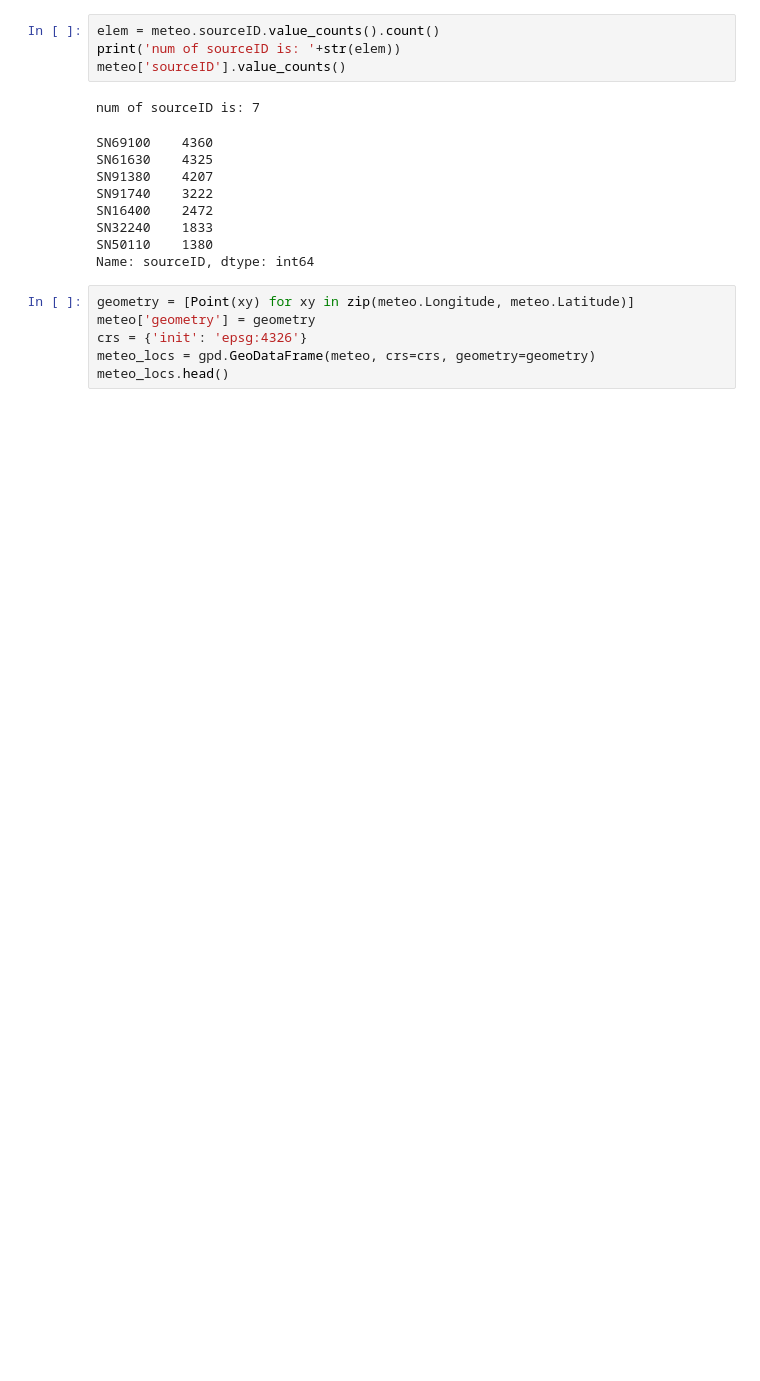
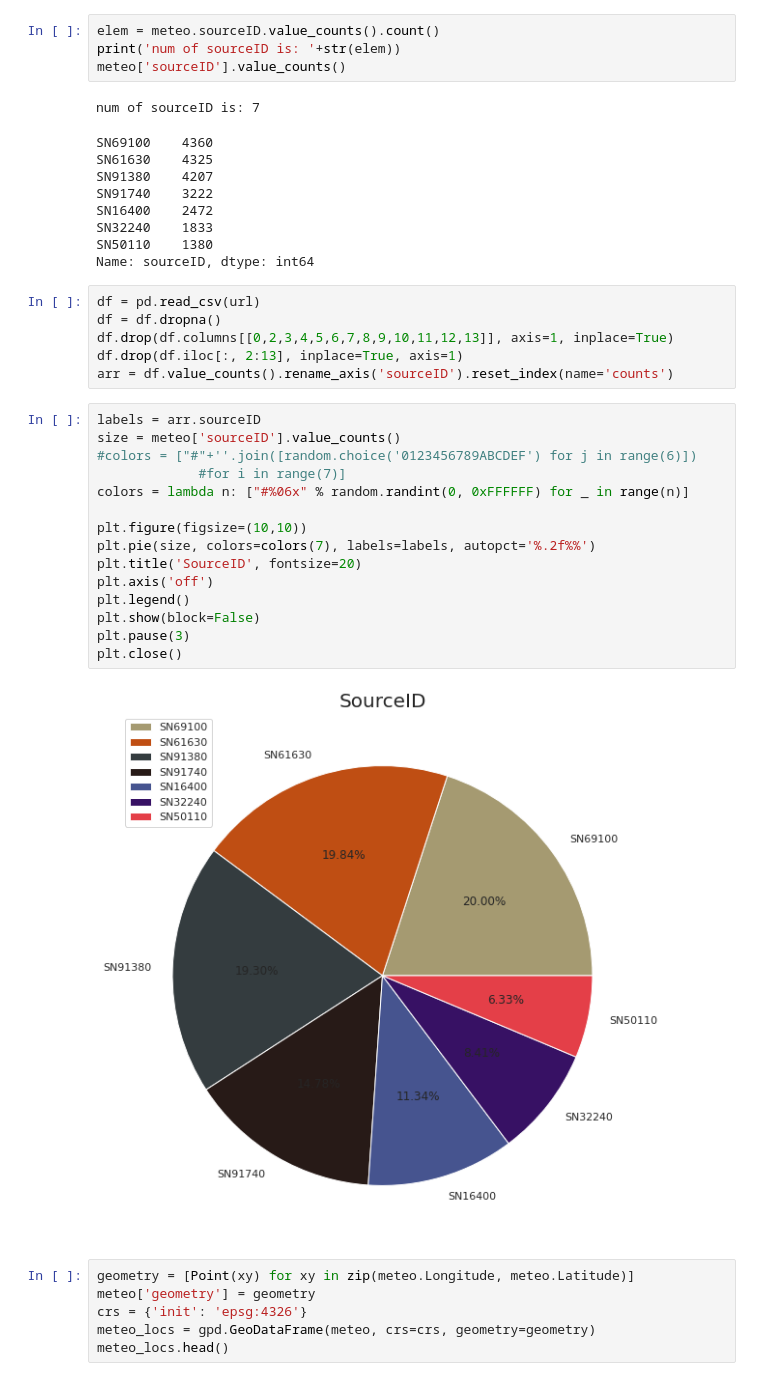
Before and after one commit to Badar97/Progetto_DataScience, a Jupyter notebook: Untitled.ipynb, the cells around one changed output. Drawn from its saved outputs; the diff is of its cells as text; blank space fills up the shorter version.

```diff
--- a/Untitled.ipynb
+++ b/Untitled.ipynb
@@ -142,6 +149,29 @@ SN16400    2472
 SN32240    1833
 SN50110    1380
 Name: sourceID, dtype: int64
+# %%
+df = pd.read_csv(url)
+df = df.dropna()
+df.drop(df.columns[[0,2,3,4,5,6,7,8,9,10,11,12,13]], axis=1, inplace=True)
+df.drop(df.iloc[:, 2:13], inplace=True, axis=1)
+arr = df.value_counts().rename_axis('sourceID').reset_index(name='counts')
+# %%
+labels = arr.sourceID
+size = meteo['sourceID'].value_counts()
+#colors = ["#"+''.join([random.choice('0123456789ABCDEF') for j in range(6)])
+             #for i in range(7)]
+colors = lambda n: ["#%06x" % random.randint(0, 0xFFFFFF) for _ in range(n)]
+
+plt.figure(figsize=(10,10))
+plt.pie(size, colors=colors(7), labels=labels, autopct='%.2f%%')
+plt.title('SourceID', fontsize=20)
+plt.axis('off')
+plt.legend()
+plt.show(block=False)
+plt.pause(3)
+plt.close()
+# %% [output]
+[figure, added]
 # %%
 geometry = [Point(xy) for xy in zip(meteo.Longitude, meteo.Latitude)]
 meteo['geometry'] = geometry
```
Also changed, not shown: parts of 17 cells of this notebook.
